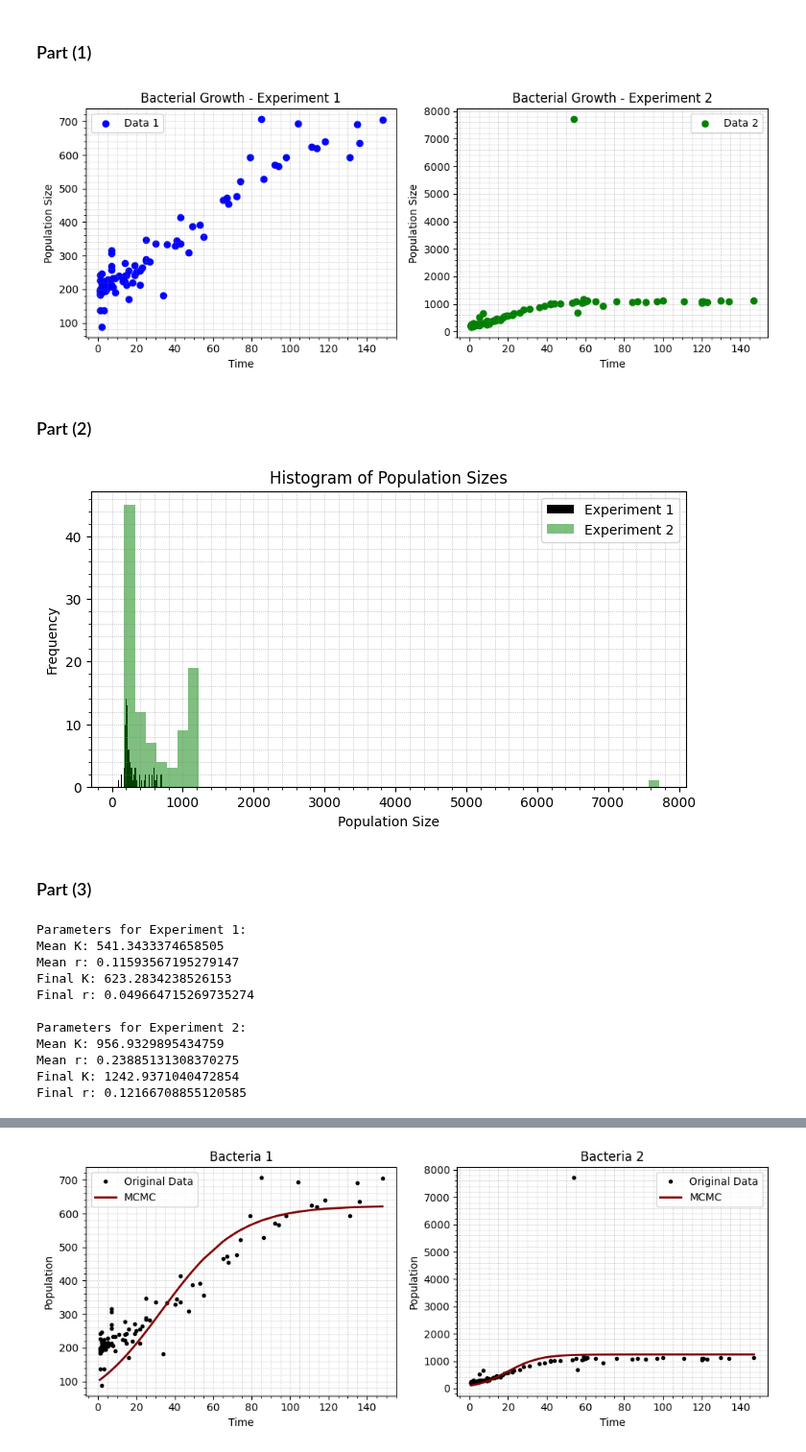
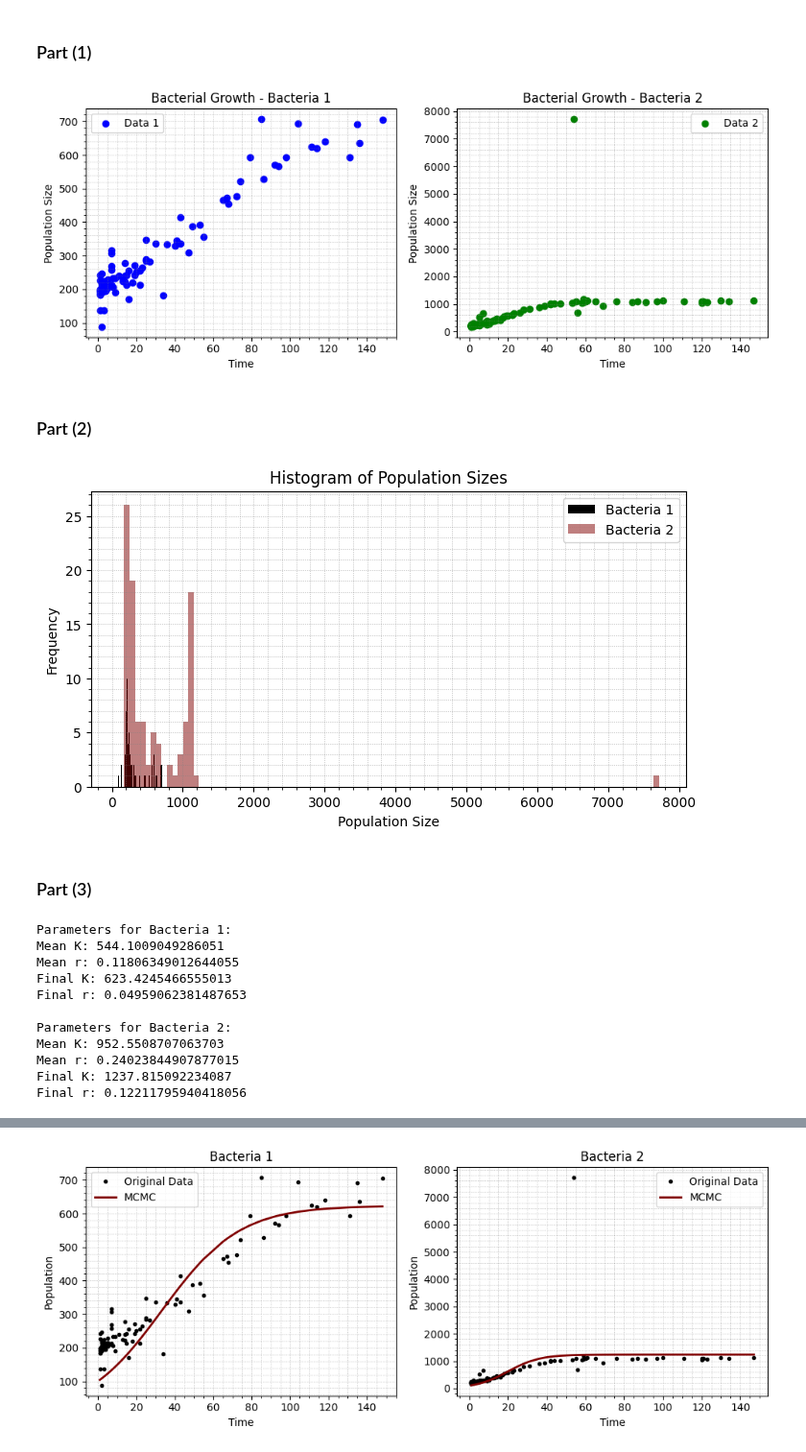
Before and after one commit to Mani0237/Prelims, a Jupyter notebook: prelim2024/Q9-200973108/Q9.ipynb, the cells around one changed output, grey strips where cells are left out. Shown at 96% size. Cells and saved outputs as stored; diff of their text form; code cells hidden in the pictures.

```diff
--- a/prelim2024/Q9-200973108/Q9.ipynb
+++ b/prelim2024/Q9-200973108/Q9.ipynb
@@ -29,7 +28,7 @@ plt.xlabel('Time')
 plt.ylabel('Population Size')
 plt.minorticks_on()
 plt.grid(True, which='both', linestyle=':', linewidth='0.5', color='gray', alpha=0.7)
-plt.title('Bacterial Growth - Experiment 1')
+plt.title('Bacterial Growth - Bacteria 1')
 plt.legend()
 
 plt.subplot(1, 2, 2)
@@ -38,13 +37,13 @@ plt.xlabel('Time')
 plt.ylabel('Population Size')
 plt.minorticks_on()
 plt.grid(True, which='both', linestyle=':', linewidth='0.5', color='gray', alpha=0.7)
-plt.title('Bacterial Growth - Experiment 2')
+plt.title('Bacterial Growth - Bacteria 2')
 plt.legend()
 
 plt.tight_layout()
 plt.show()
 # %% [output]
-[figure, old version]
+[figure, new version]
 # %%
 # Define the logistic growth model
 def logistic_growth(t, K, r, P0=100):
@@ -54,17 +53,17 @@ def logistic_growth(t, K, r, P0=100):
 # %%
 # Plot histograms of the data
 plt.figure(figsize=(8, 4))
-plt.hist(population1, bins=50, alpha=1, label='Experiment 1', color='black')
-plt.hist(population2, bins=50, alpha=0.5, label='Experiment 2', color='green')
+plt.hist(population1, bins=100, alpha=1, label='Bacteria 1', color='black')
+plt.hist(population2, bins=100, alpha=0.5, label='Bacteria 2', color='maroon')
 plt.xlabel('Population Size')
 plt.ylabel('Frequency')
 plt.title('Histogram of Population Sizes')
 plt.minorticks_on()
 plt.grid(True, which='both', linestyle=':', linewidth='0.5', color='gray', alpha=0.7)
 plt.legend()
 plt.show()
 # %% [output]
-[figure, old version]
+[figure, new version]
 # %% [markdown]
 ### Part (3)
 # %%
@@ -106,34 +105,34 @@ def metropolis_hastings(t, population, iterations=100000, burn_in=1000):
     samples = np.array(samples[burn_in:])
     return samples
 
-# Run MCMC for both experiments
+# Run MCMC for both Bacterias
 samples1 = metropolis_hastings(time1, population1)
 samples2 = metropolis_hastings(time2, population2)
 
 # Print parameters for both samples
-print("Parameters for Experiment 1:")
+print("Parameters for Bacteria 1:")
 print("Mean K:", np.mean(samples1[:, 0]))
 print("Mean r:", np.mean(samples1[:, 1]))
 print("Final K:", samples1[-1, 0])
 print("Final r:", samples1[-1, 1])
 
-print("\nParameters for Experiment 2:")
+print("\nParameters for Bacteria 2:")
 print("Mean K:", np.mean(samples2[:, 0]))
 print("Mean r:", np.mean(samples2[:, 1]))
 print("Final K:", samples2[-1, 0])
 print("Final r:", samples2[-1, 1])
 # %% [output]
-Parameters for Experiment 1:
-Mean K: 541.3433374658505
-Mean r: 0.11593567195279147
-Final K: 623.2834238526153
-Final r: 0.049664715269735274
+Parameters for Bacteria 1:
+Mean K: 544.1009049286051
+Mean r: 0.11806349012644055
+Final K: 623.4245466555013
+Final r: 0.04959062381487653
 
-Parameters for Experiment 2:
-Mean K: 956.9329895434759
-Mean r: 0.23885131308370275
-Final K: 1242.9371040472854
-Final r: 0.12166708855120585
+Parameters for Bacteria 2:
+Mean K: 952.5508707063703
+Mean r: 0.24023844907877015
+Final K: 1237.815092234087
+Final r: 0.12211795940418056
 # %%
 # Plot the trace plots
 plt.figure(figsize=(12, 6))
```
Also changed, not shown: parts of 8 cells of this notebook.
